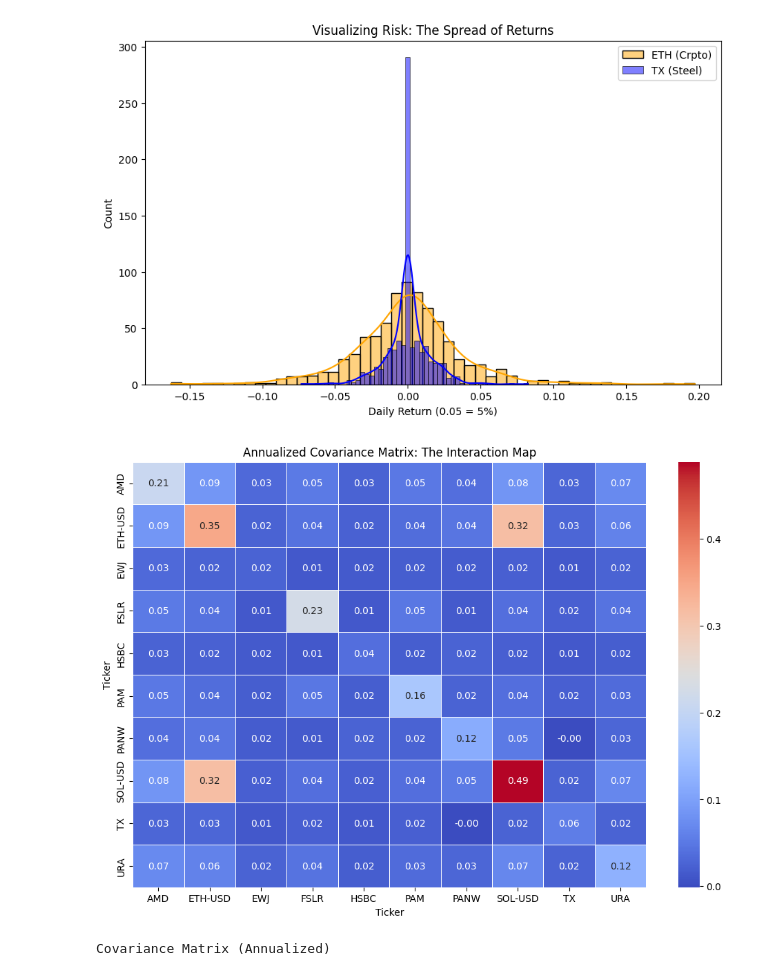
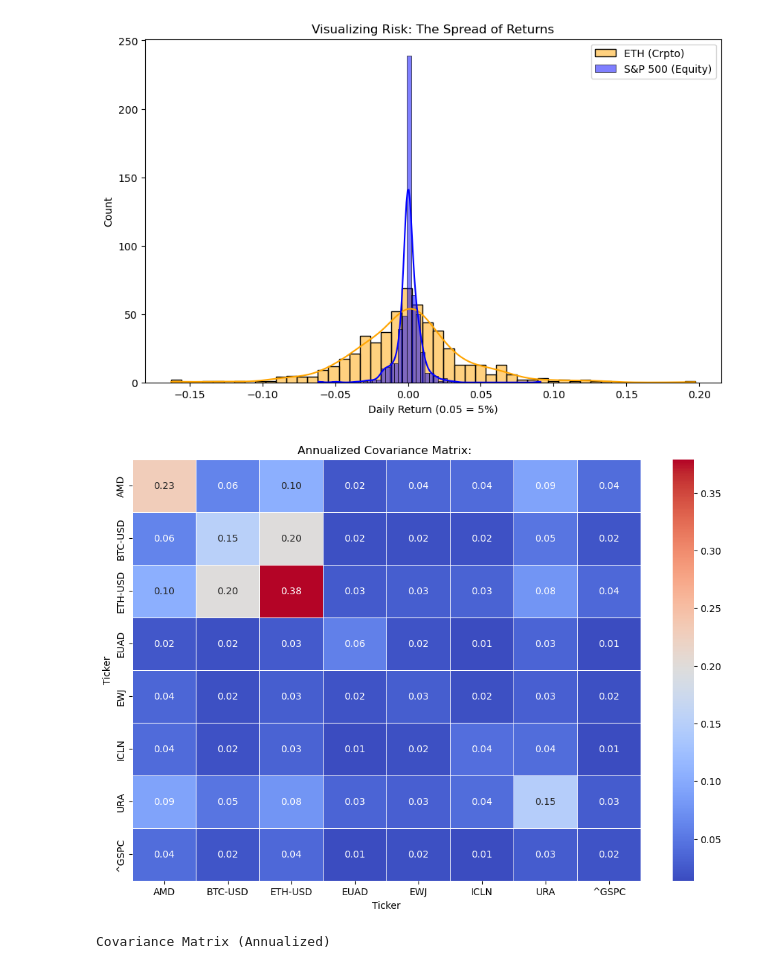
Before and after one commit to lsaner9s/sandbox, a Jupyter notebook: portfolio_optimization/portfolio_model.ipynb, the cells around one changed output. Saved outputs shown, nothing was run; the diff lists cells and outputs as text; code cells hidden in the pictures.

```diff
--- a/portfolio_optimization/portfolio_model.ipynb
+++ b/portfolio_optimization/portfolio_model.ipynb
@@ -7,16 +7,14 @@ import seaborn as sns
 from scipy.optimize import minimize
 # %%
 current_holdings = {
-    'ETH-USD': 588,
-    'SOL-USD': 50,
-    'AMD': 106,
-    'URA': 147,
-    'PANW': 4,
-    'TX': 2,
-    'EWJ': 324,
-    'PAM': 196,
-    'HSBC': 179,
-    'FSLR' : 190
+    'ETH-USD': 500,
+    'BTC-USD': 1500,
+    'AMD': 1000,
+    'URA': 1000,
+    '^GSPC': 2000,
+    'EWJ': 2000,
+    'EUAD': 1000,
+    'ICLN' : 1000
 }
 
 candidates = []
@@ -24,17 +22,17 @@ candidates = []
 all_tickers = list(current_holdings.keys())+candidates
 
 print(f"Downloading data for: {all_tickers}")
-raw_data = yf.download(all_tickers, start="2024-01-01", end="2026-05-02", group_by='column', auto_adjust = False)
+raw_data = yf.download(all_tickers, start="2024-01-01", end="2026-04-24", group_by='column', auto_adjust = False)
 
 try:
     if 'Adj Close' in raw_data.columns:
-        data = raw_data['Adj Close']
+        data = raw_data['Adj Close']#Adjusts for dividends/stock splits that might have diluted absolute value of the stock but not the return
     else:
         data = raw_data
 
-    data = data.ffill().dropna()
+    data = data.ffill().dropna() #Forward Fill
 
-    print("\nSuccess! Data shape:", data.shape)
+    print("\nData shape:", data.shape)
     print(data.head())
 
 except KeyError as e:
@@ -79,23 +78,23 @@ plt.figure(figsize=(10, 6))
 
 sns.histplot(log_returns['ETH-USD'],bins=50,kde=True, color='orange', label='ETH (Crpto)', alpha=0.5)
 
-sns.histplot(log_returns['TX'],bins=50,kde=True, color='blue', label='TX (Steel)', alpha=0.5)
+sns.histplot(log_returns['^GSPC'],bins=50,kde=True, color='blue', label='S&P 500 (Equity)', alpha=0.5)
 
 plt.title("Visualizing Risk: The Spread of Returns")
 plt.xlabel("Daily Return (0.05 = 5%)")
 plt.legend()
 plt.show()
 # %% [output]
-[figure, old version]
+[figure, new version]
 # %%
 covar_matrix= log_returns.cov() * 252
 
 plt.figure(figsize=(12,8))
 sns.heatmap(covar_matrix, annot=True, cmap='coolwarm', fmt=".2f",linewidths=.5)
-plt.title("Annualized Covariance Matrix: The Interaction Map")
+plt.title("Annualized Covariance Matrix: ")
 plt.show()
 print("\nCovariance Matrix (Annualized)")
 covar_matrix.head()
 # %% [output]
-[figure, old version]
+[figure, new version]
 Covariance Matrix (Annualized)
```
Also changed, not shown: parts of 5 cells of this notebook.
